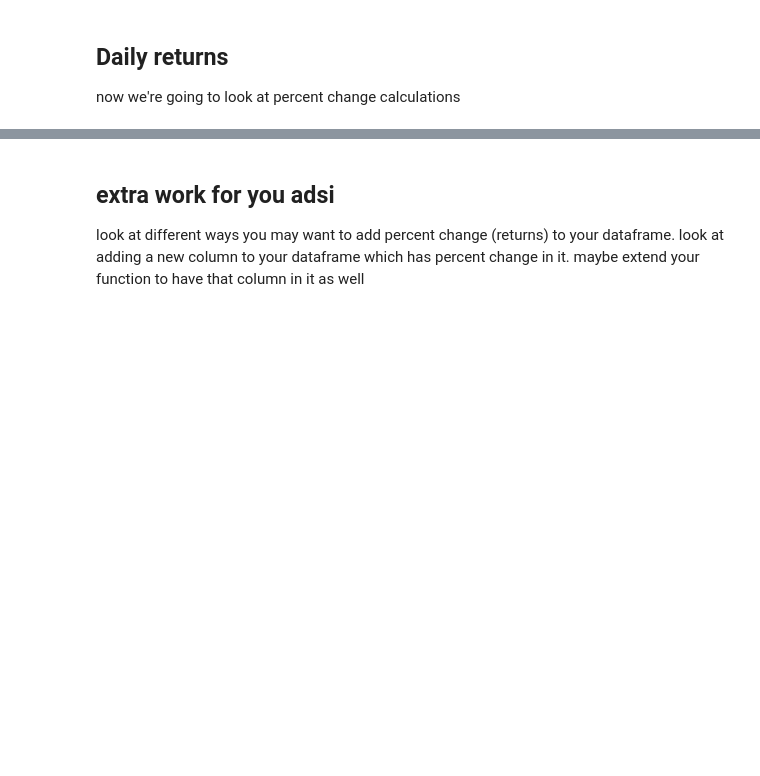
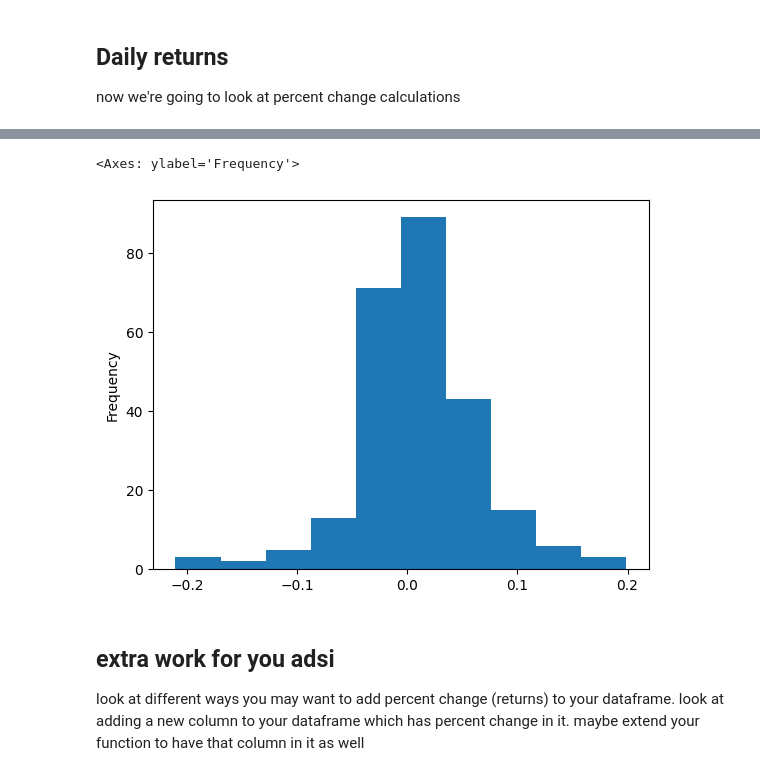
Before and after one commit to Adirdas/quantix, a Jupyter notebook: Week Two/LESSON.ipynb, the cells around one changed output, grey strips where cells are left out. Cells and saved outputs as stored; diff of their text form; code cells hidden in the pictures; blank space fills up the shorter version.

```diff
--- a/Week Two/LESSON.ipynb
+++ b/Week Two/LESSON.ipynb
@@ -78,3 +103,8 @@ print(df[["Close", "Return"]].head())
+# %%
+df["Return"].plot.hist()
+# %% [output]
+<Axes: ylabel='Frequency'>
+[figure, added]
 # %% [markdown]
 ## extra work for you adsi
 
```
Also changed, not shown: parts of 12 cells of this notebook, 2 other files.
